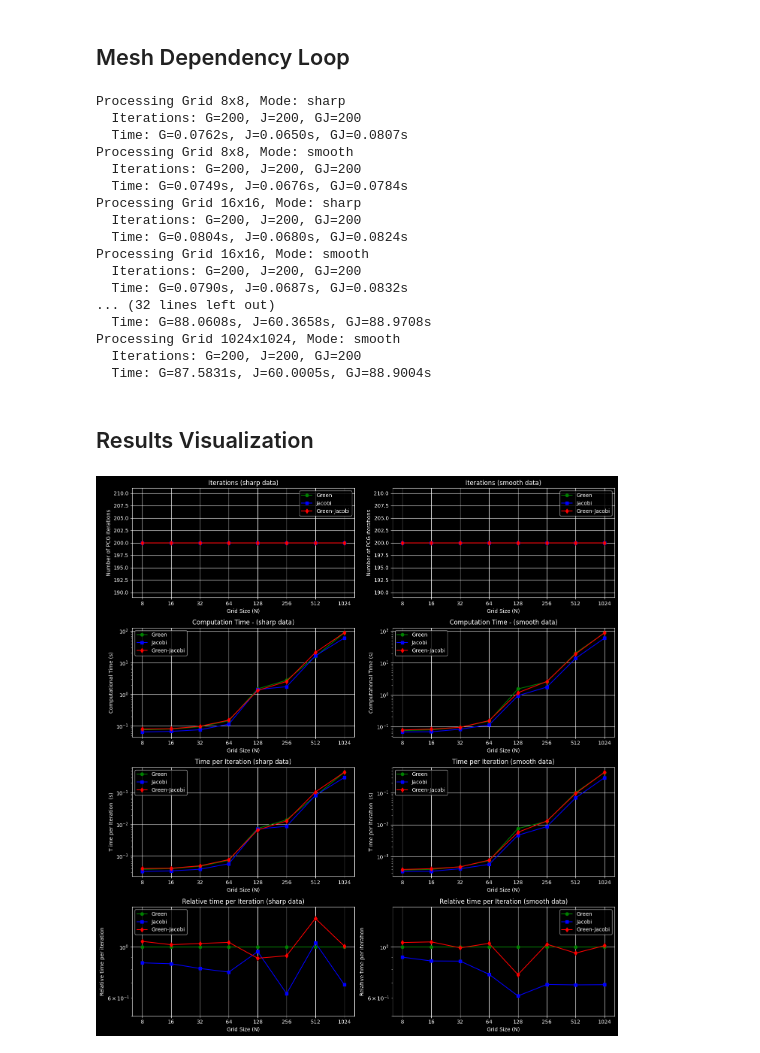
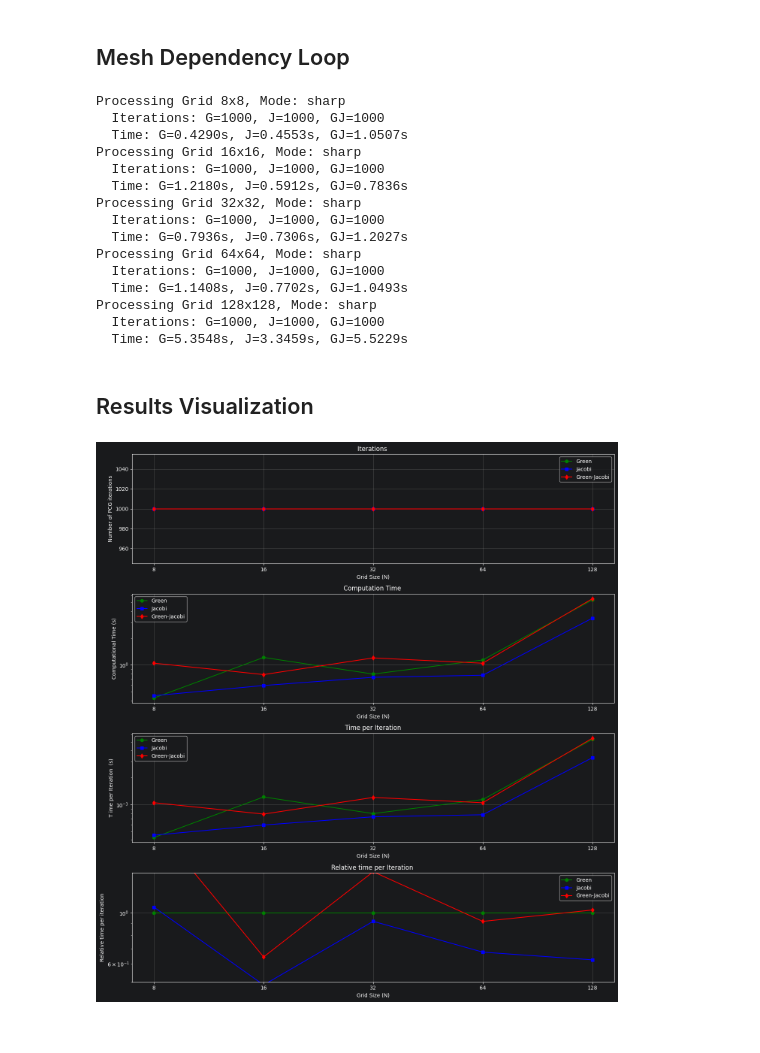
Before and after one commit to MartinLadecky/J-FFT-solver-for-smooth-high-contrast-data, a Jupyter notebook: notebooks/computational_time.ipynb, the cells around one changed output. Saved outputs shown, nothing was run; the diff lists cells and outputs as text; code cells hidden in the pictures.

```diff
--- a/notebooks/computational_time.ipynb
+++ b/notebooks/computational_time.ipynb
@@ -82,7 +80,7 @@ def apply_smoother_log10(phase):
 # %% [markdown]
 ## Mesh Dependency Loop
 # %%
-grid_sizes = [8,16, 32, 64, 128,256]# ,512,1024
+grid_sizes = [8,16, 32, 64, 128]# ,512,1024
 contrast = 1e-4
 nb_quad_points_per_pixel = 2
 ndim = 2
@@ -117,14 +115,12 @@ for N_val in grid_sizes:
     mu_0 = 0.5  # shear modulus
     K4_0 = K_0 * II + 2. * mu_0 * (I4s - 1. / 3. * II)
 
-    for mode in ['sharp', 'smooth']:
+    for mode in ['sharp' ]:
         print(f"Processing Grid {N_val}x{N_val}, Mode: {mode}")
 
         # Phase distribution
         if mode == 'sharp':
             filename = f'cos_geometry_pixels=8dof={N_val}.npy'
-        else:
-            filename = f'cos_geometry_pixels={N_val}dof={N_val}.npy'
 
         try:
             geometry = np.load(os.path.join('../data', filename))
@@ -184,7 +180,7 @@ for N_val in grid_sizes:
             num_iters = 0
             def callback(xk): nonlocal num_iters; num_iters += 1
             start_time = time.perf_counter()
-            _, _ = sp.cg(sp.LinearOperator((ndof, ndof), K_fun_I), b_I, M=sp.LinearOperator((ndof, ndof), M_fun), atol=1e-32,rtol=1e-32, maxiter=200, callback=callback)
+            _, _ = sp.cg(sp.LinearOperator((ndof, ndof), K_fun_I), b_I, M=sp.LinearOperator((ndof, ndof), M_fun), atol=1e-32,rtol=1e-32, maxiter=1000, callback=callback)
             end_time = time.perf_counter()
             return num_iters, end_time - start_time
 
@@ -206,34 +202,32 @@ for N_val in grid_sizes:
         print(f"  Time: G={t_G:.4f}s, J={t_J:.4f}s, GJ={t_GJ:.4f}s")
 # %% [output]
 Processing Grid 8x8, Mode: sharp
-  Iterations: G=200, J=200, GJ=200
-  Time: G=0.0762s, J=0.0650s, GJ=0.0807s
-Processing Grid 8x8, Mode: smooth
-  Iterations: G=200, J=200, GJ=200
-  Time: G=0.0749s, J=0.0676s, GJ=0.0784s
+  Iterations: G=1000, J=1000, GJ=1000
+  Time: G=0.4290s, J=0.4553s, GJ=1.0507s
 Processing Grid 16x16, Mode: sharp
-  Iterations: G=200, J=200, GJ=200
-  Time: G=0.0804s, J=0.0680s, GJ=0.0824s
-Processing Grid 16x16, Mode: smooth
-  Iterations: G=200, J=200, GJ=200
-  Time: G=0.0790s, J=0.0687s, GJ=0.0832s
-... (32 lines left out)
-  Time: G=88.0608s, J=60.3658s, GJ=88.9708s
-Processing Grid 1024x1024, Mode: smooth
-  Iterations: G=200, J=200, GJ=200
-  Time: G=87.5831s, J=60.0005s, GJ=88.9004s
+  Iterations: G=1000, J=1000, GJ=1000
+  Time: G=1.2180s, J=0.5912s, GJ=0.7836s
+Processing Grid 32x32, Mode: sharp
+  Iterations: G=1000, J=1000, GJ=1000
+  Time: G=0.7936s, J=0.7306s, GJ=1.2027s
+Processing Grid 64x64, Mode: sharp
+  Iterations: G=1000, J=1000, GJ=1000
+  Time: G=1.1408s, J=0.7702s, GJ=1.0493s
+Processing Grid 128x128, Mode: sharp
+  Iterations: G=1000, J=1000, GJ=1000
+  Time: G=5.3548s, J=3.3459s, GJ=5.5229s
 # %% [markdown]
 ## Results Visualization
 # %%
-fig, axes = plt.subplots(4, 2, figsize=(14, 15))
+fig, axes = plt.subplots(4, 1, figsize=(14, 15))
 
-for i, mode in enumerate(['sharp', 'smooth']):
+for i, mode in enumerate(['sharp' ]):
     # Iterations Plot
-    ax = axes[0, i]
+    ax = axes[0]
     ax.plot(grid_sizes, results[mode]['G'], 'g-o', label='Green')
     ax.plot(grid_sizes, results[mode]['J'], 'b-s', label='Jacobi')
     ax.plot(grid_sizes, results[mode]['GJ'], 'r-d', label='Green-Jacobi')
-    ax.set_title(f'Iterations ({mode} data)')
+    ax.set_title(f'Iterations ')
     ax.set_xlabel('Grid Size (N)')
     ax.set_ylabel('Number of PCG iterations')
     ax.legend()
@@ -247,11 +241,11 @@ for i, mode in enumerate(['sharp', 'smooth']):
     ax.get_xaxis().set_tick_params(which='minor', labelbottom=False)
 
     # Time Plot
-    ax = axes[1, i]
+    ax = axes[1]
     ax.plot(grid_sizes, results[mode]['time_G'], 'g-o', label='Green')
     ax.plot(grid_sizes, results[mode]['time_J'], 'b-s', label='Jacobi')
     ax.plot(grid_sizes, results[mode]['time_GJ'], 'r-d', label='Green-Jacobi')
-    ax.set_title(f'Computation Time - ({mode} data)')
+    ax.set_title(f'Computation Time ')
     ax.set_xlabel('Grid Size (N)')
     ax.set_ylabel('Computational Time (s)')
     ax.legend()
@@ -264,11 +258,11 @@ for i, mode in enumerate(['sharp', 'smooth']):
     ax.get_xaxis().set_tick_params(which='minor', labelbottom=False)
 
     # Time per Iteration Plot
-    ax = axes[2, i]
+    ax = axes[2]
     ax.plot(grid_sizes, np.asarray( results[mode]['time_per_iter_G']), 'g-o', label='Green')
     ax.plot(grid_sizes,  np.asarray(results[mode]['time_per_iter_J']), 'b-s', label='Jacobi')
     ax.plot(grid_sizes,  np.asarray(results[mode]['time_per_iter_GJ']), 'r-d', label='Green-Jacobi')
-    ax.set_title(f'Time per Iteration ({mode} data)')
+    ax.set_title(f'Time per Iteration')
     ax.set_xlabel('Grid Size (N)')
     ax.set_ylabel('T ime per Iteration  (s)')
     ax.legend()
@@ -276,33 +270,33 @@ for i, mode in enumerate(['sharp', 'smooth']):
     ax.set_xscale('log', base=2)
     ax.set_yscale('log', base=10)
 
     ax.set_xticks(grid_sizes)
     ax.xaxis.set_major_formatter(ScalarFormatter())
     ax.get_xaxis().set_tick_params(which='minor', size=0)
     ax.get_xaxis().set_tick_params(which='minor', labelbottom=False)
 
     # Time per Iteration Plot
-    ax = axes[3, i]
+    ax = axes[3]
     ax.plot(grid_sizes, np.asarray( results[mode]['time_per_iter_G'])/np.asarray( results[mode]['time_per_iter_G']), 'g-o', label='Green')
     ax.plot(grid_sizes,  np.asarray(results[mode]['time_per_iter_J'])/np.asarray( results[mode]['time_per_iter_G']), 'b-s', label='Jacobi')
     ax.plot(grid_sizes,  np.asarray(results[mode]['time_per_iter_GJ'])/ np.asarray(results[mode]['time_per_iter_G']), 'r-d', label='Green-Jacobi')
-    ax.set_title(f'Relative time per Iteration ({mode} data)')
+    ax.set_title(f'Relative time per Iteration ')
     ax.set_xlabel('Grid Size (N)')
     ax.set_ylabel('Relative time per iteration')
     ax.legend()
     ax.grid(True)
     ax.set_xscale('log', base=2)
     ax.set_yscale('log', base=10)
 
     ax.set_ylim([0.5,1.5 ])
 
     ax.set_xticks(grid_sizes)
     ax.xaxis.set_major_formatter(ScalarFormatter())
     ax.get_xaxis().set_tick_params(which='minor', size=0)
     ax.get_xaxis().set_tick_params(which='minor', labelbottom=False)
 
 plt.tight_layout()
 plt.savefig('../figures/mesh_size_dependency.png')
 plt.show()
 # %% [output]
-[figure, old version]
+[figure, new version]
```
Also changed, not shown: parts of 1 cell of this notebook.
